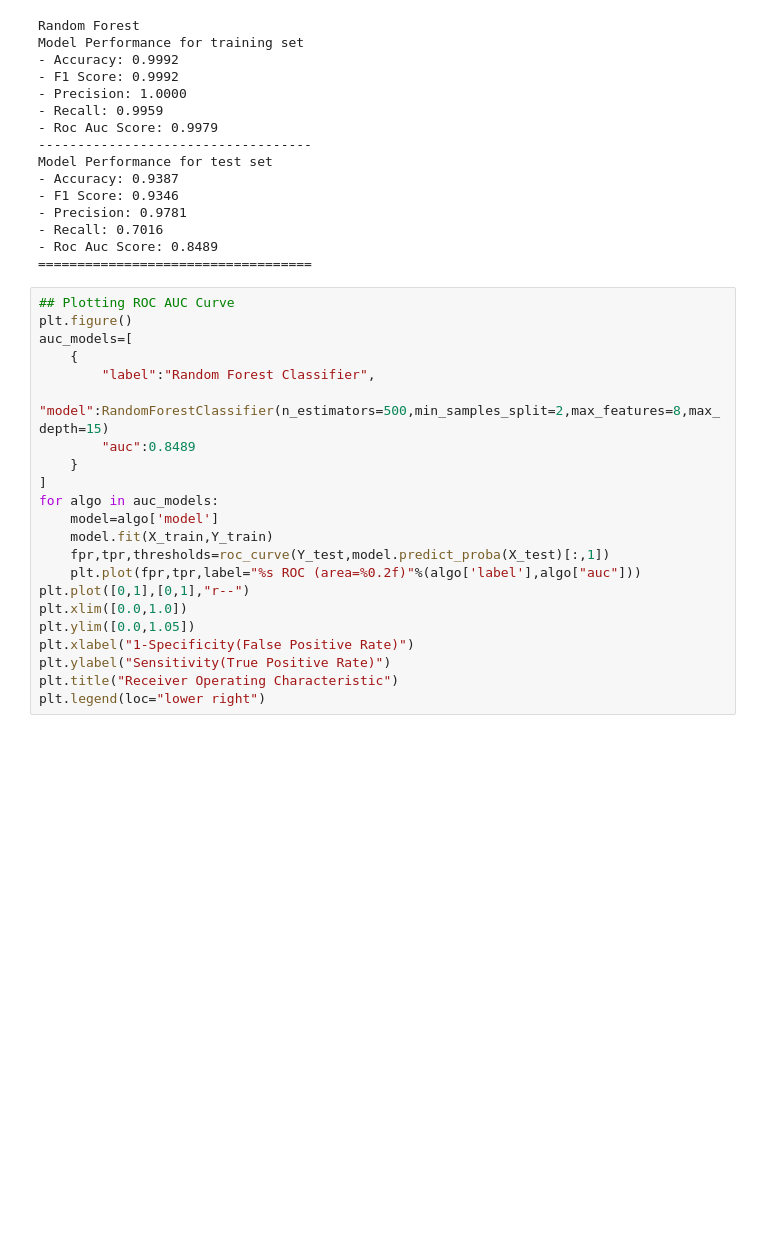
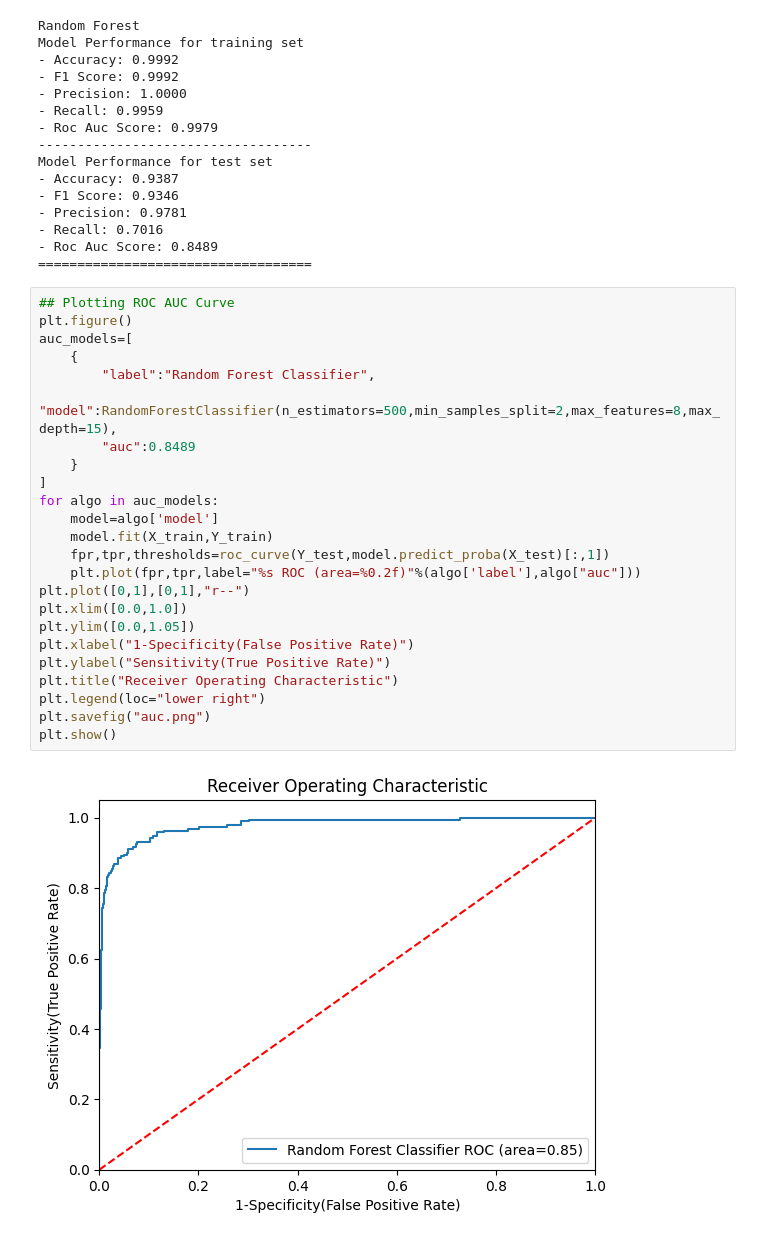
Before and after one commit to AshCoder07/RandomForest-Practice, a Jupyter notebook: Random Forest Classification Implementation.ipynb, the cells around one changed output. Drawn from its saved outputs; the diff is of its cells as text; blank space fills up the shorter version.

```diff
--- a/Random Forest Classification Implementation.ipynb
+++ b/Random Forest Classification Implementation.ipynb
@@ -534,22 +534,26 @@ Model Performance for test set
 # %%
 ## Plotting ROC AUC Curve
 plt.figure()
 auc_models=[
     {
         "label":"Random Forest Classifier",
-        "model":RandomForestClassifier(n_estimators=500,min_samples_split=2,max_features=8,max_depth=15)
+        "model":RandomForestClassifier(n_estimators=500,min_samples_split=2,max_features=8,max_depth=15),
         "auc":0.8489
     }
 ]
 for algo in auc_models:
     model=algo['model']
     model.fit(X_train,Y_train)
     fpr,tpr,thresholds=roc_curve(Y_test,model.predict_proba(X_test)[:,1])
     plt.plot(fpr,tpr,label="%s ROC (area=%0.2f)"%(algo['label'],algo["auc"]))
 plt.plot([0,1],[0,1],"r--")
 plt.xlim([0.0,1.0])
 plt.ylim([0.0,1.05])
 plt.xlabel("1-Specificity(False Positive Rate)")
 plt.ylabel("Sensitivity(True Positive Rate)")
 plt.title("Receiver Operating Characteristic")
 plt.legend(loc="lower right")
+plt.savefig("auc.png")
+plt.show()
+# %% [output]
+[figure, added]
```
Also changed, not shown: 1 other file.
